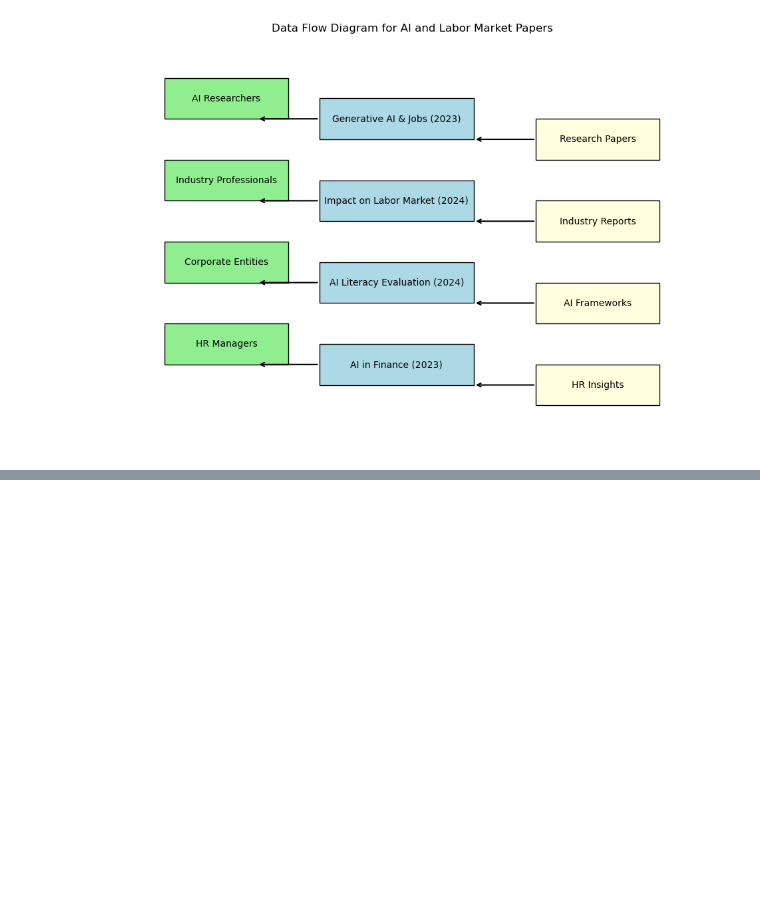
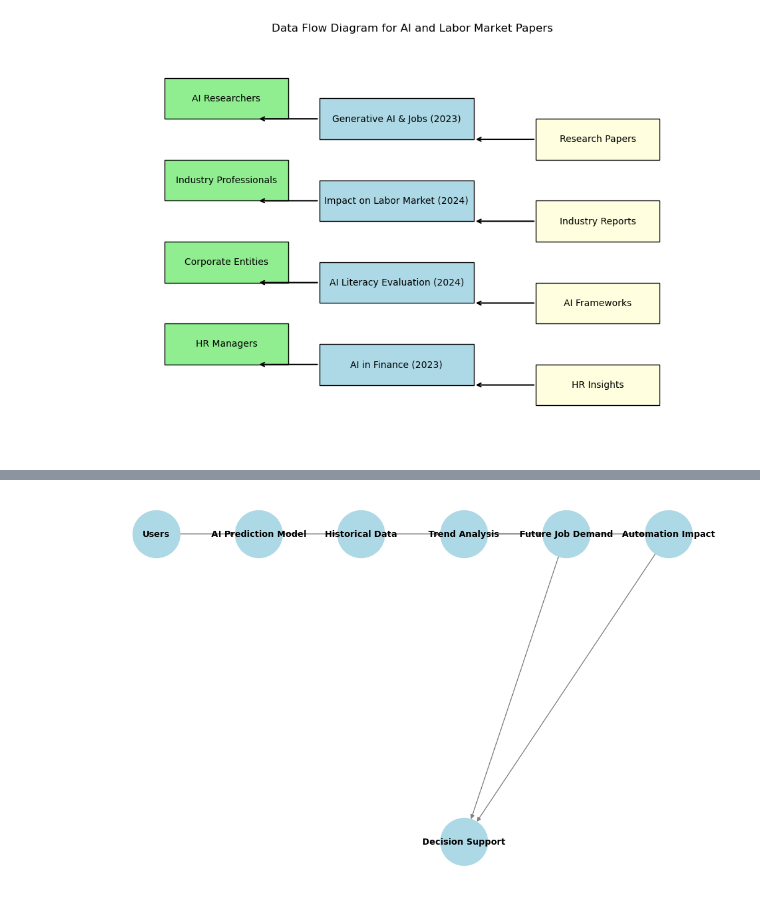
Before and after one commit to Python-Big-Data-Science-NYC/gpt_finance, a Jupyter notebook: training v2.ipynb, the cells around one changed output, grey strips where cells are left out. Drawn from its saved outputs; the diff is of its cells as text; code cells hidden in the pictures; blank space fills up the shorter version.

```diff
--- a/training v2.ipynb
+++ b/training v2.ipynb
@@ -382,0 +495,48 @@ plt.show()
+# %%
+import matplotlib.pyplot as plt
+import networkx as nx
+
+# Create a directed graph
+G = nx.DiGraph()
+
+# Define nodes
+nodes = {
+    "Users": (0, 4),
+    "AI Prediction Model": (2, 4),
+    "Historical Data": (4, 4),
+    "Trend Analysis": (6, 4),
+    "Future Job Demand": (8, 4),
+    "Automation Impact": (10, 4),
+    "Decision Support": (6, 2),
+}
+
+# Add nodes
+for node, pos in nodes.items():
+    G.add_node(node, pos=pos)
+
+# Define edges
+edges = [
+    ("Users", "AI Prediction Model"),
+    ("AI Prediction Model", "Historical Data"),
+    ("Historical Data", "Trend Analysis"),
+    ("Trend Analysis", "Future Job Demand"),
+    ("Trend Analysis", "Automation Impact"),
+    ("Future Job Demand", "Decision Support"),
+    ("Automation Impact", "Decision Support"),
+]
+
+# Add edges
+G.add_edges_from(edges)
+
+# Get positions
+pos = nx.get_node_attributes(G, 'pos')
+
+# Draw graph
+plt.figure(figsize=(10, 6))
+nx.draw(G, pos, with_labels=True, node_color="lightblue", edge_color="gray", node_size=3000, font_size=10, font_weight="bold")
+
+# Save as PNG
+plt.savefig("future_prediction_architecture.png", format="png", dpi=300)
+plt.show()
+# %% [output]
+[figure, added]
```
Also changed, not shown: parts of 15 cells of this notebook, 20 other files.
